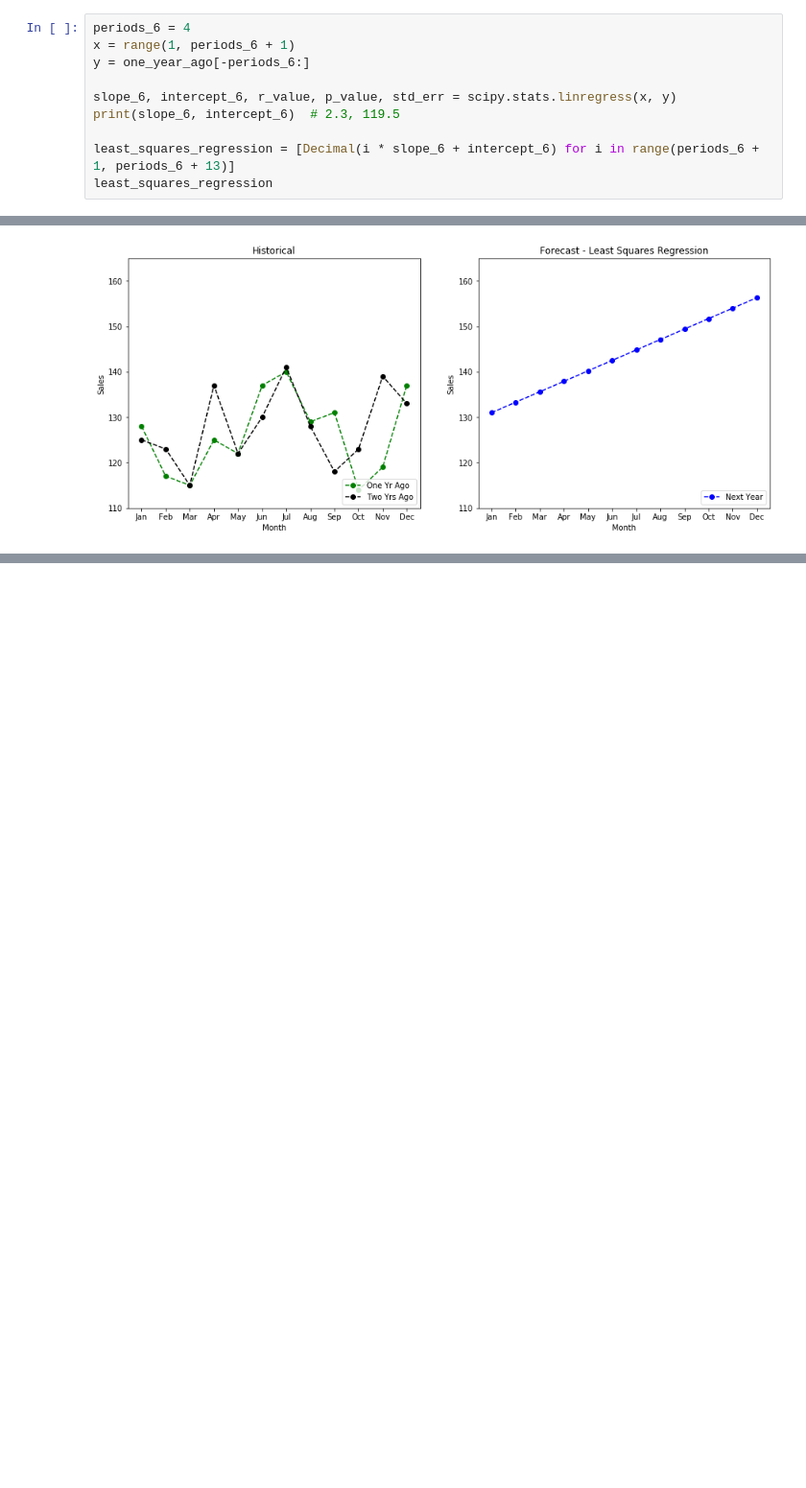
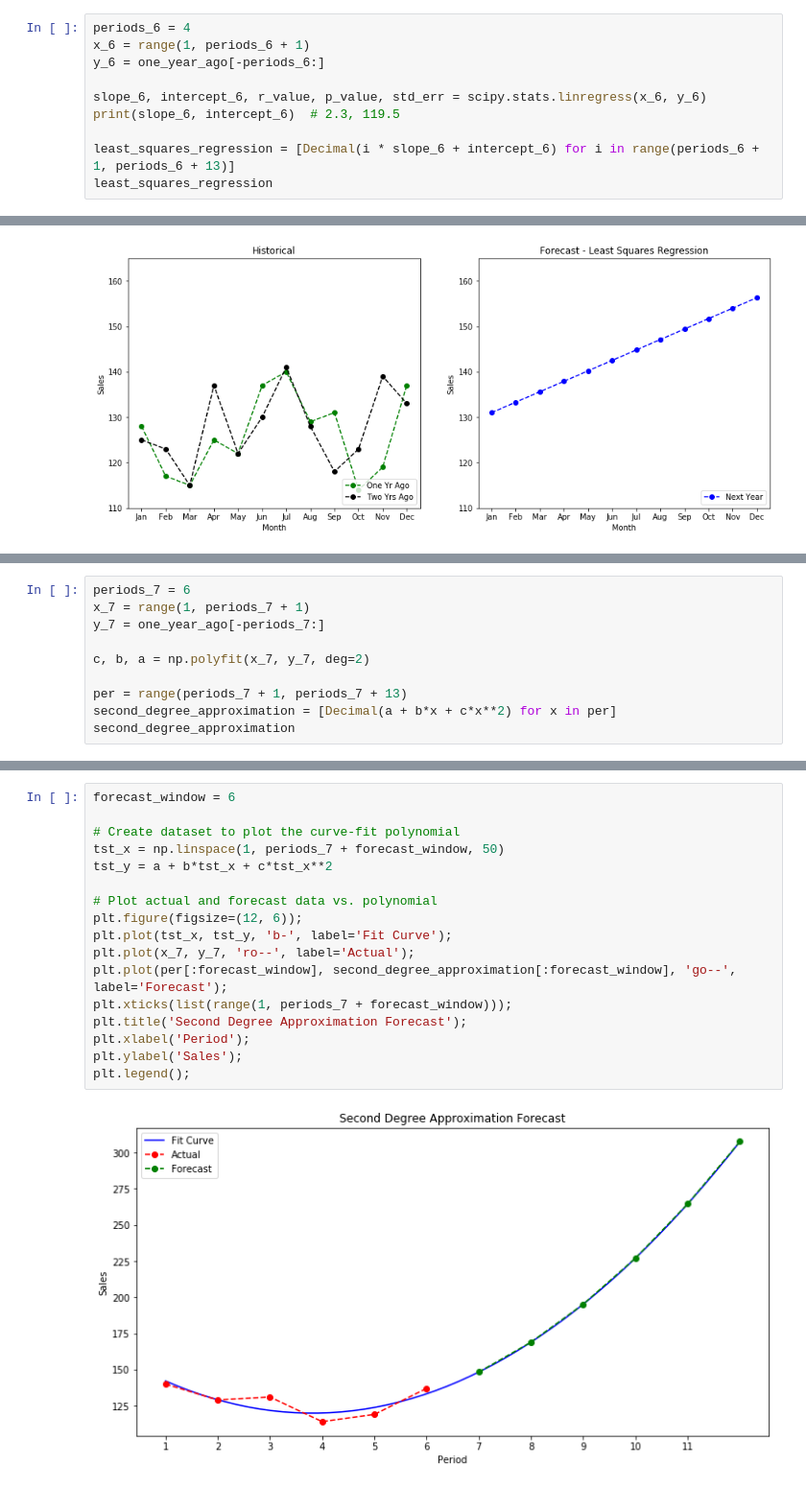
Before and after one commit to agritheory/forecast, a Jupyter notebook: temp_example_calcs.ipynb, the cells around one changed output, grey strips where cells are left out. Shown at 96% size. Drawn from its saved outputs; the diff is of its cells as text; blank space fills up the shorter version.

```diff
--- a/temp_example_calcs.ipynb
+++ b/temp_example_calcs.ipynb
@@ -202,10 +201,10 @@ make_plots(linear_approximation, 'Linear Approximation')
 Finds a line of best fit via the Least Squares Method and apply the resulting slope ($m$) and intercept ($b$) to generate the forecasted values with the formula $y = mx + b$.
 # %%
 periods_6 = 4
-x = range(1, periods_6 + 1)
-y = one_year_ago[-periods_6:]
+x_6 = range(1, periods_6 + 1)
+y_6 = one_year_ago[-periods_6:]
 
-slope_6, intercept_6, r_value, p_value, std_err = scipy.stats.linregress(x, y)
+slope_6, intercept_6, r_value, p_value, std_err = scipy.stats.linregress(x_6, y_6)
 print(slope_6, intercept_6)  # 2.3, 119.5
 
 least_squares_regression = [Decimal(i * slope_6 + intercept_6) for i in range(periods_6 + 1, periods_6 + 13)]
@@ -230,0 +234,10 @@ make_plots(least_squares_regression, 'Least Squares Regression')
+# %%
+periods_7 = 6
+x_7 = range(1, periods_7 + 1)
+y_7 = one_year_ago[-periods_7:]
+
+c, b, a = np.polyfit(x_7, y_7, deg=2)
+
+per = range(periods_7 + 1, periods_7 + 13)
+second_degree_approximation = [Decimal(a + b*x + c*x**2) for x in per]
+second_degree_approximation
@@ -230,0 +257,19 @@ make_plots(least_squares_regression, 'Least Squares Regression')
+# %%
+forecast_window = 6
+
+# Create dataset to plot the curve-fit polynomial
+tst_x = np.linspace(1, periods_7 + forecast_window, 50)
+tst_y = a + b*tst_x + c*tst_x**2
+
+# Plot actual and forecast data vs. polynomial
+plt.figure(figsize=(12, 6));
+plt.plot(tst_x, tst_y, 'b-', label='Fit Curve');
+plt.plot(x_7, y_7, 'ro--', label='Actual');
+plt.plot(per[:forecast_window], second_degree_approximation[:forecast_window], 'go--', label='Forecast');
+plt.xticks(list(range(1, periods_7 + forecast_window)));
+plt.title('Second Degree Approximation Forecast');
+plt.xlabel('Period');
+plt.ylabel('Sales');
+plt.legend();
+# %% [output]
+[figure, added]
```
Also changed, not shown: parts of 10 cells of this notebook.
